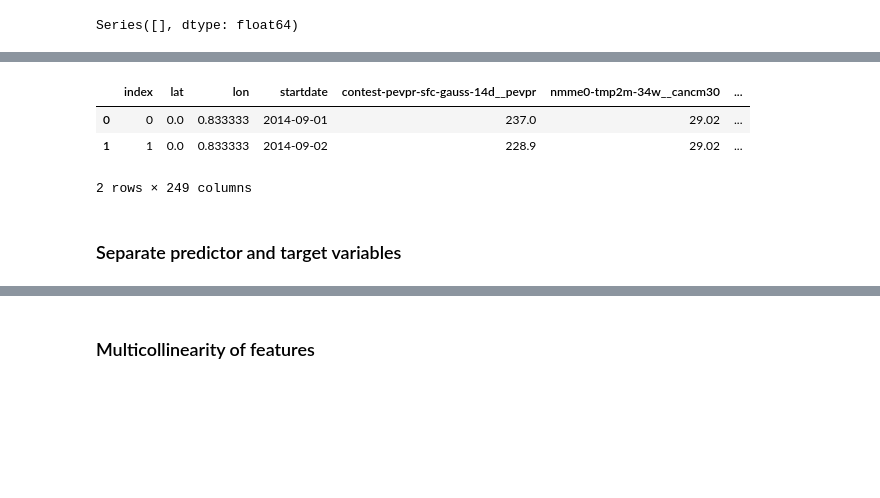
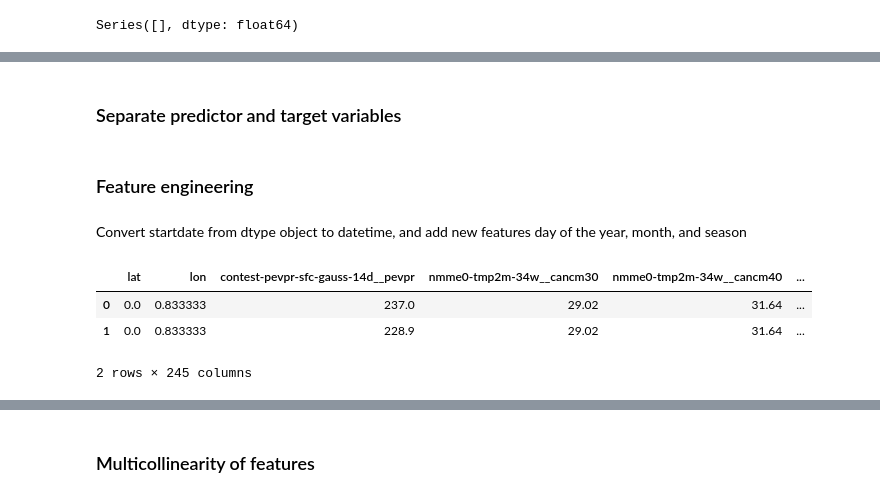
Before and after one commit to Scholarchep/Longer-term-weather-forecasting, a Jupyter notebook: Weather-forecasting.ipynb, the cells around one changed output, grey strips where cells are left out. Cells and saved outputs as stored; diff of their text form; code cells hidden in the pictures; blank space fills up the shorter version.

```diff
--- a/Weather-forecasting.ipynb
+++ b/Weather-forecasting.ipynb
@@ -197,20 +189,3 @@ Convert startdate from dtype object to datetime, and add new features “year”
-# %%
-def create_time_features(df):
-    df['startdate'] = pd.to_datetime(df['startdate'])
-    df = df.copy()
-    df['year'] = df.startdate.dt.year
-    df['month'] = df.startdate.dt.month
-    df['dayofyear'] = train_df.startdate.dt.day_of_year
-    return df
-
-train_df = create_time_features(train_df)
-test_df = create_time_features(test_df)
-train_df.head(2)
-# %% [output]
-|  | index | lat | lon | startdate | contest-pevpr-sfc-gauss-14d__pevpr | nmme0-tmp2m-34w__cancm30 | ... |
-| 0 | 0 | 0.0 | 0.833333 | 2014-09-01 | 237.0 | 29.02 | ... |
-| 1 | 1 | 0.0 | 0.833333 | 2014-09-02 | 228.9 | 29.02 | ... |
-2 rows × 249 columns
 # %% [markdown]
 ### Separate predictor and target variables
 # %%
@@ -221,3 +196,7 @@ X_test = test_df.drop(columns=['index', 'startdate', 'year'])
 #Obtain the target and features from the training set
 y_train = train_df['contest-tmp2m-14d__tmp2m']
 X_train = train_df.drop(columns='contest-tmp2m-14d__tmp2m')
+# %% [markdown]
+### Feature engineering
+# %% [markdown]
+Convert startdate from dtype object to datetime, and add new features day of the year, month, and season
@@ -223,0 +212,10 @@ X_train = train_df.drop(columns='contest-tmp2m-14d__tmp2m')
+# %%
+# drop startdate column
+X_train = X_train.drop('startdate', axis=1)
+X_test = X_test.drop('startdate', axis=1)
+X_train.head(2)
+# %% [output]
+|  | lat | lon | contest-pevpr-sfc-gauss-14d__pevpr | nmme0-tmp2m-34w__cancm30 | nmme0-tmp2m-34w__cancm40 | ... |
+| 0 | 0.0 | 0.833333 | 237.0 | 29.02 | 31.64 | ... |
+| 1 | 0.0 | 0.833333 | 228.9 | 29.02 | 31.64 | ... |
+2 rows × 245 columns
```
Also changed, not shown: parts of 45 cells of this notebook.
